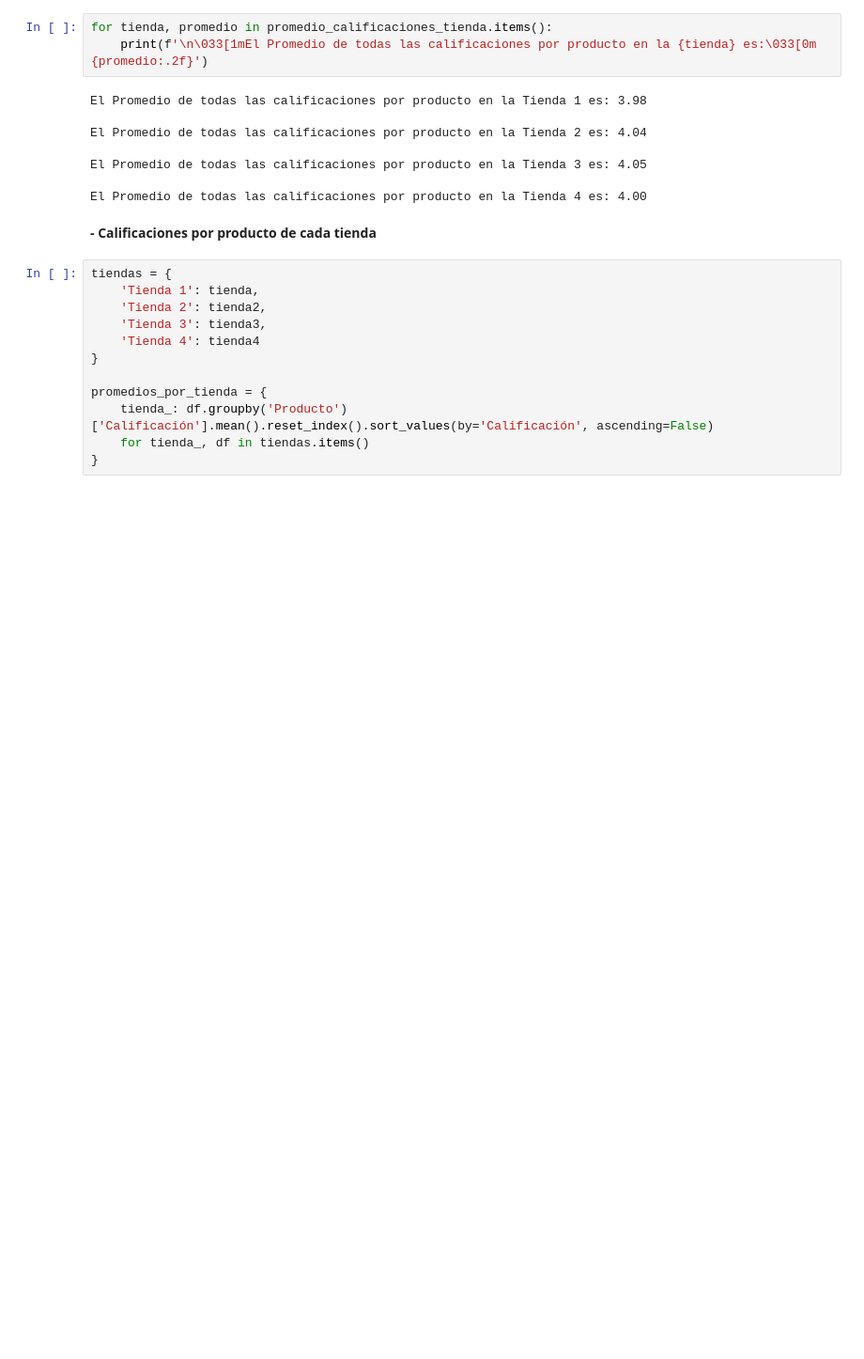
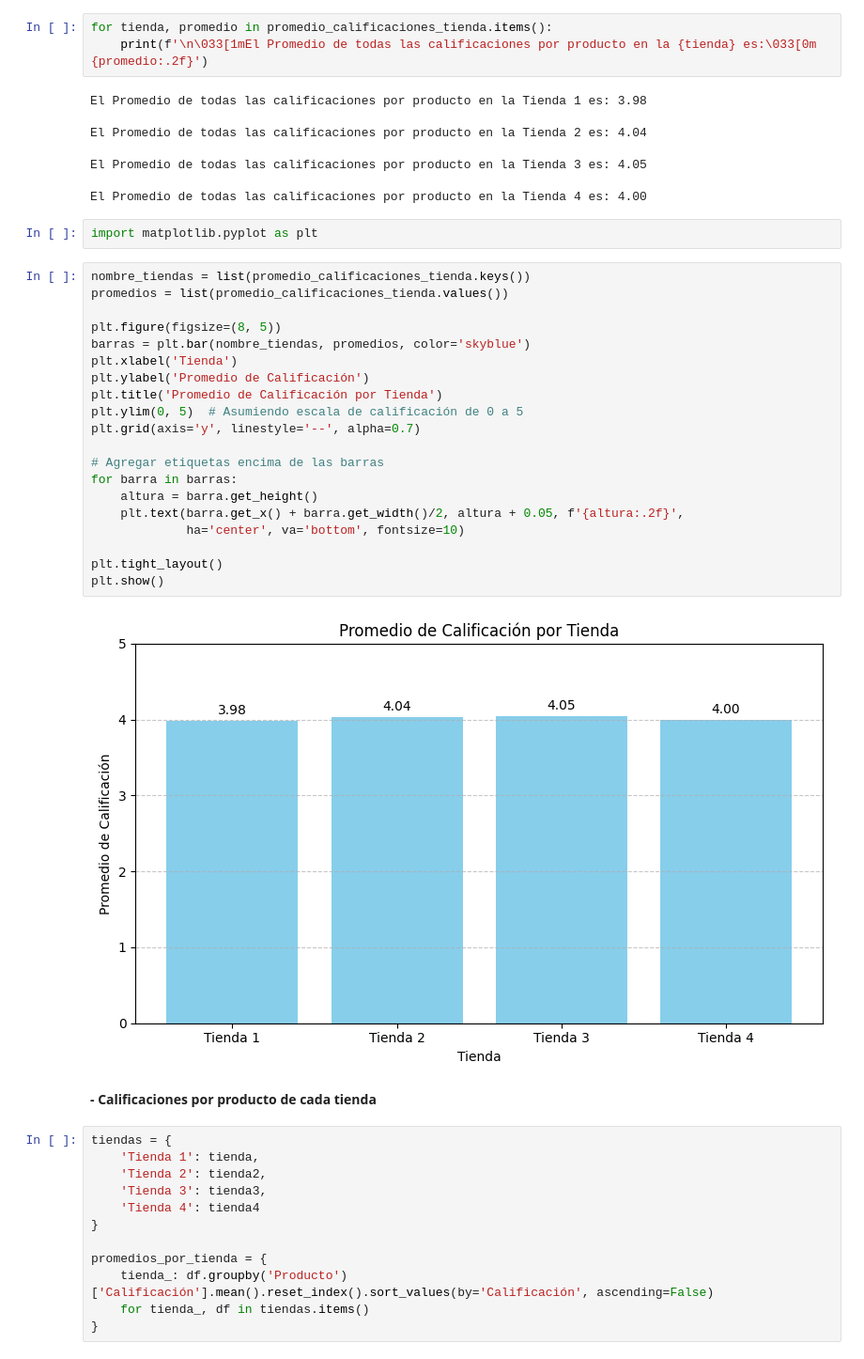
Before and after one commit to Carlos-Alberto-Antonio-G-Fuentes/Primer-Challenge-Alura, a Jupyter notebook: Challenge1_Carlos_Gonzalez_Fuentes.ipynb, the cells around one changed output. Shown at 94% size. Cells and saved outputs as stored; diff of their text form; blank space fills up the shorter version.

```diff
--- a/Challenge1_Carlos_Gonzalez_Fuentes.ipynb
+++ b/Challenge1_Carlos_Gonzalez_Fuentes.ipynb
@@ -188,6 +188,30 @@ El Promedio de todas las calificaciones por producto en la Tienda 2 es: 4.04
 El Promedio de todas las calificaciones por producto en la Tienda 3 es: 4.05
 
 El Promedio de todas las calificaciones por producto en la Tienda 4 es: 4.00
+# %%
+import matplotlib.pyplot as plt
+# %%
+nombre_tiendas = list(promedio_calificaciones_tienda.keys())
+promedios = list(promedio_calificaciones_tienda.values())
+
+plt.figure(figsize=(8, 5))
+barras = plt.bar(nombre_tiendas, promedios, color='skyblue')
+plt.xlabel('Tienda')
+plt.ylabel('Promedio de Calificación')
+plt.title('Promedio de Calificación por Tienda')
+plt.ylim(0, 5)  # Asumiendo escala de calificación de 0 a 5
+plt.grid(axis='y', linestyle='--', alpha=0.7)
+
+# Agregar etiquetas encima de las barras
+for barra in barras:
+    altura = barra.get_height()
+    plt.text(barra.get_x() + barra.get_width()/2, altura + 0.05, f'{altura:.2f}',
+             ha='center', va='bottom', fontsize=10)
+
+plt.tight_layout()
+plt.show()
+# %% [output]
+[figure, added]
 # %% [markdown]
 
 
```
Also changed, not shown: parts of 1 cell of this notebook.
